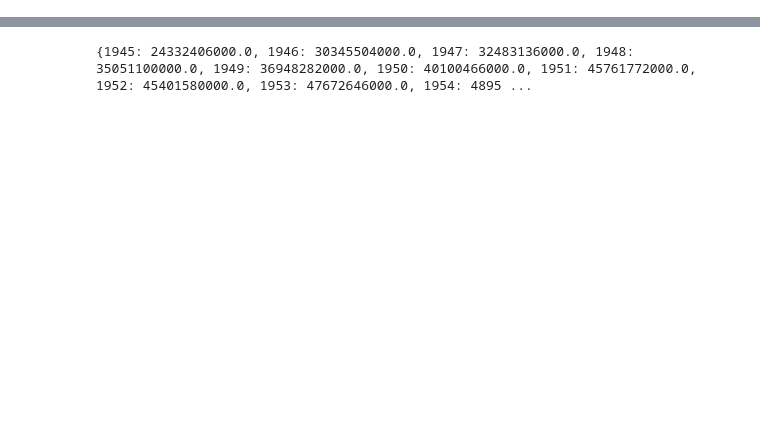
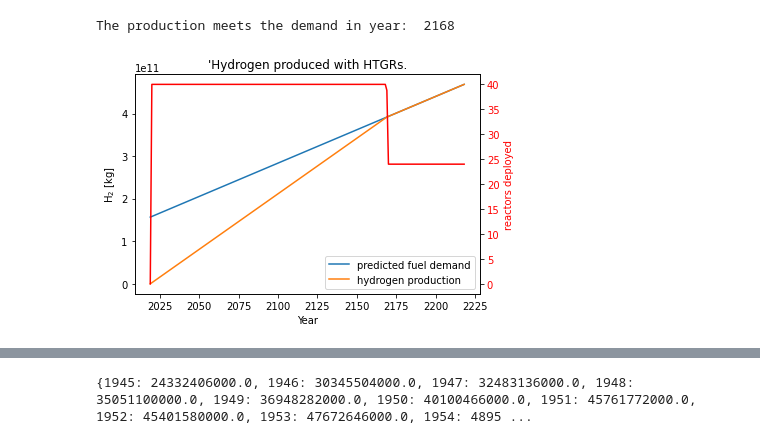
Before and after one commit to robfairh/npre412-project, a Jupyter notebook: fuel-demand.ipynb, the cells around one changed output, grey strips where cells are left out. Cells and saved outputs as stored; diff of their text form; code cells hidden in the pictures; blank space fills up the shorter version.

```diff
--- a/fuel-demand.ipynb
+++ b/fuel-demand.ipynb
@@ -38,0 +56,42 @@ plt.savefig("fuel-demand", dpi=300, bbox_inches="tight")
+# %%
+import hydrogen as h2
+
+Pth = 600
+pr = h2.hte1_prod_rate(Pth, 850)[1]  # [kg/h]
+pr *= 365*24  # [kg/y]
+
+end = 200
+future = np.arange(end).reshape(end, 1) + date[-1]
+fuel_demand = lin.predict(future)
+
+rdr = 40*np.ones(end)  # reactor deployment rate
+rdr[0] = 0
+rdc = np.cumsum(rdr)  # reactor deployment cumulative
+
+hydrogen = pr*rdc
+
+for t in range(end):
+    if hydrogen[t] < fuel_demand[t]:
+        tintersect = t+future[0]
+    else:
+        hydrogen[t] = np.ceil(fuel_demand[t])
+        rdc[t] = np.ceil(fuel_demand[t])/pr
+        rdr[t] = rdc[t]-rdc[t-1]
+
+print("The production meets the demand in year: ", tintersect[0])
+
+fig, ax1 = plt.subplots()
+ax1.plot(future, fuel_demand, label='predicted fuel demand')
+ax1.plot(future, hydrogen, label='hydrogen production')
+ax1.legend(loc="lower right")
+ax1.set_title("'Hydrogen produced with HTGRs.", color="black")
+ax1.set_ylabel('H$_2$ [kg]', color="black")
+ax1.set_xlabel('Year')
+ax2 = ax1.twinx()
+ax2.plot(future, rdr, color='red')
+ax2.set_ylabel('reactors deployed', color='red')
+ax2.tick_params(axis='y', labelcolor='red')
+fig.tight_layout()
+# %% [output]
+The production meets the demand in year:  2168
+[figure, added]
```
Also changed, not shown: parts of 10 cells of this notebook, 2 other files.
